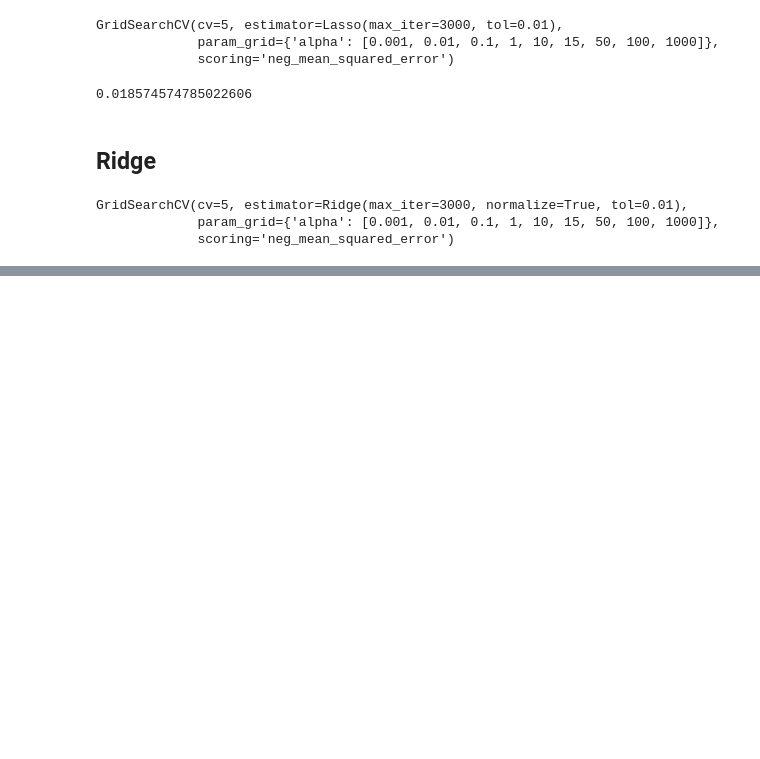
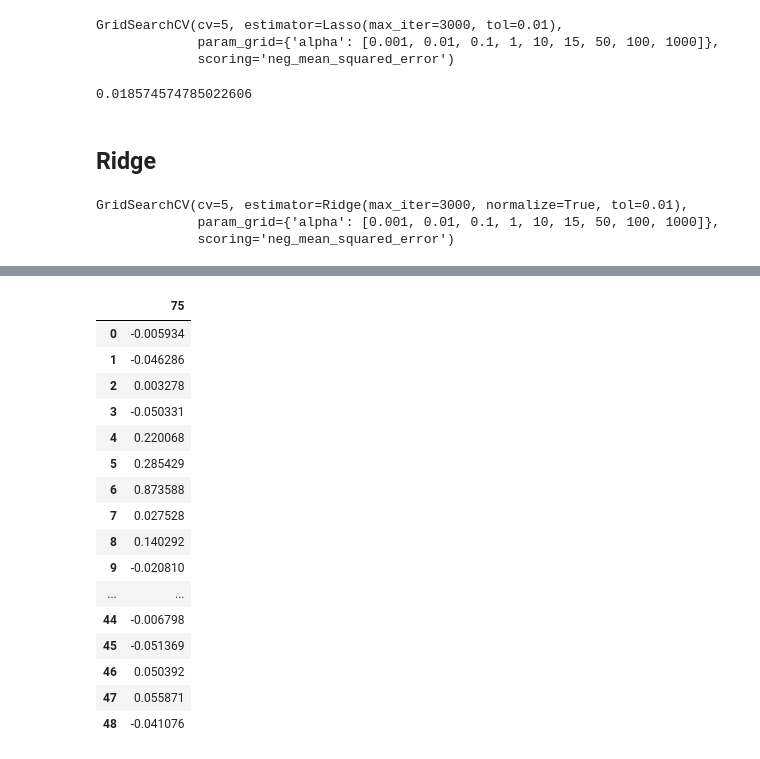
Before and after one commit to HieuVuong001/DataChallenge1, a Jupyter notebook: DataChallenge.ipynb, the cells around one changed output, grey strips where cells are left out. Drawn from its saved outputs; the diff is of its cells as text; code cells hidden in the pictures; blank space fills up the shorter version.

```diff
--- a/DataChallenge.ipynb
+++ b/DataChallenge.ipynb
@@ -392,0 +379,30 @@ SyntaxError: EOL while scanning string literal (1082230008.py, line 1)
+# %%
+# The data is indeed very close
+# Inverse immigration from scaled data.
+hyp = reg.predict(test_features_1)
+sample_features = test_features_1.reset_index().drop(columns=['index'])
+sample_features['immigration'] = hyp
+
+sample_df = scaler.inverse_transform(sample_features)
+sample_df = pd.DataFrame(sample_df)
+# %%
+# Here's our prediction
+sample_df.iloc[:,-1:]
+# %% [output]
+|  | 75 |
+| 0 | -0.005934 |
+| 1 | -0.046286 |
+| 2 | 0.003278 |
+| 3 | -0.050331 |
+| 4 | 0.220068 |
+| 5 | 0.285429 |
+| 6 | 0.873588 |
+| 7 | 0.027528 |
+| 8 | 0.140292 |
+| 9 | -0.020810 |
+| ... | ... |
+| 44 | -0.006798 |
+| 45 | -0.051369 |
+| 46 | 0.050392 |
+| 47 | 0.055871 |
+| 48 | -0.041076 |
```
Also changed, not shown: parts of 32 cells of this notebook, 1 other file.
